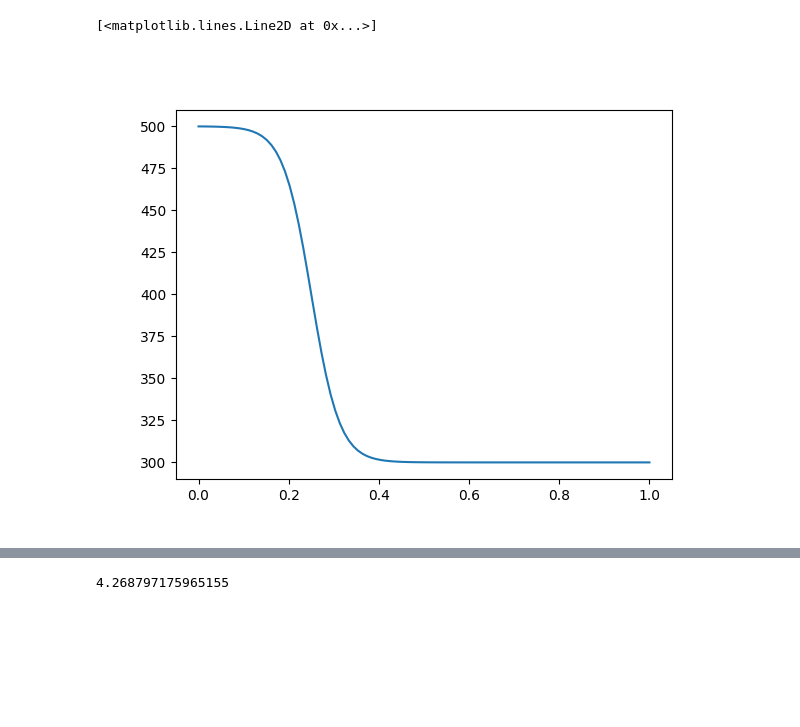
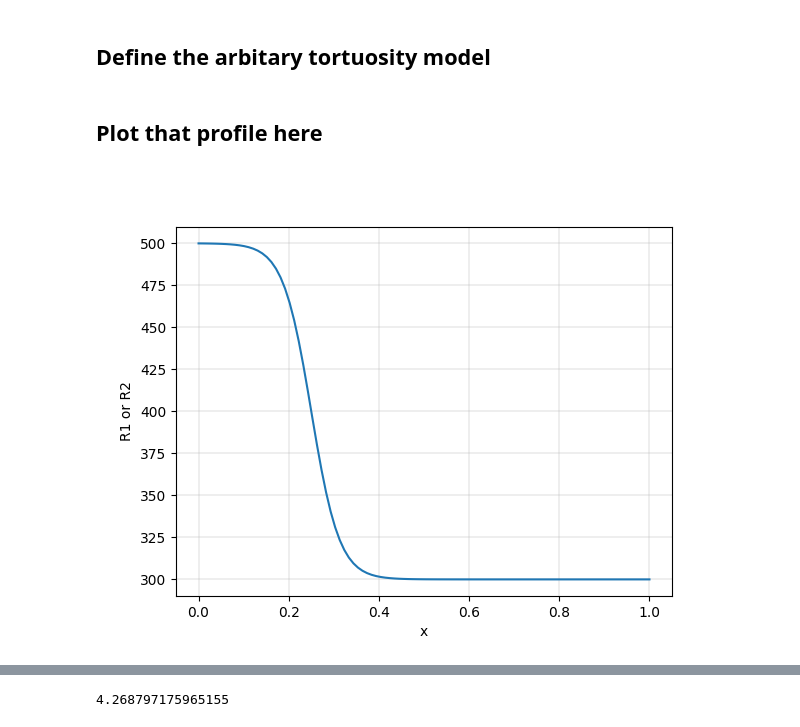
Before and after one commit to Yugal0/fitting-gen-arbitrary-eis, a Jupyter notebook: main.ipynb, the cells around one changed output, grey strips where cells are left out. Saved outputs shown, nothing was run; the diff lists cells and outputs as text; code cells hidden in the pictures; blank space fills up the shorter version.

```diff
--- a/main.ipynb
+++ b/main.ipynb
@@ -8,3 +9,5 @@ from impedance.models.circuits.elements import element
+# %% [markdown]
+## Define the arbitary tortuosity model
 # %%
 @element(num_params=4,units=["","","","",""],overwrite=True)
 def arbitRCPE(p,f):
@@ -36,16 +39,23 @@ def arbitRCPE(p,f):
         Z_list[ii]=Z
         ii=ii+1
     return Z_list
+# %% [markdown]
+## Plot that profile here
 # %%
 fig1, axx= plt.subplots()
 x=np.linspace(0,1,100)
 a=4
 b=4
 def R(x):
     return 100*(a*np.tanh(b**2-a*x)+np.tanh(a-b**2*x))
 axx.plot(x,R(x))
+axx.set_xlabel("x")
+axx.set_ylabel("R1 or R2")
+axx.grid(linewidth=0.3)
+
+# axx2=axx.twinx()
+# axx2.set_ylabel("R1")
 
 # axx.plot([0,0.2063,0.2063,1],[873,873,387,387])
 # %% [output]
-[<matplotlib.lines.Line2D at 0x...>]
-[figure, old version]
+[figure, new version]
```
Also changed, not shown: parts of 4 cells of this notebook, 4 other files.
